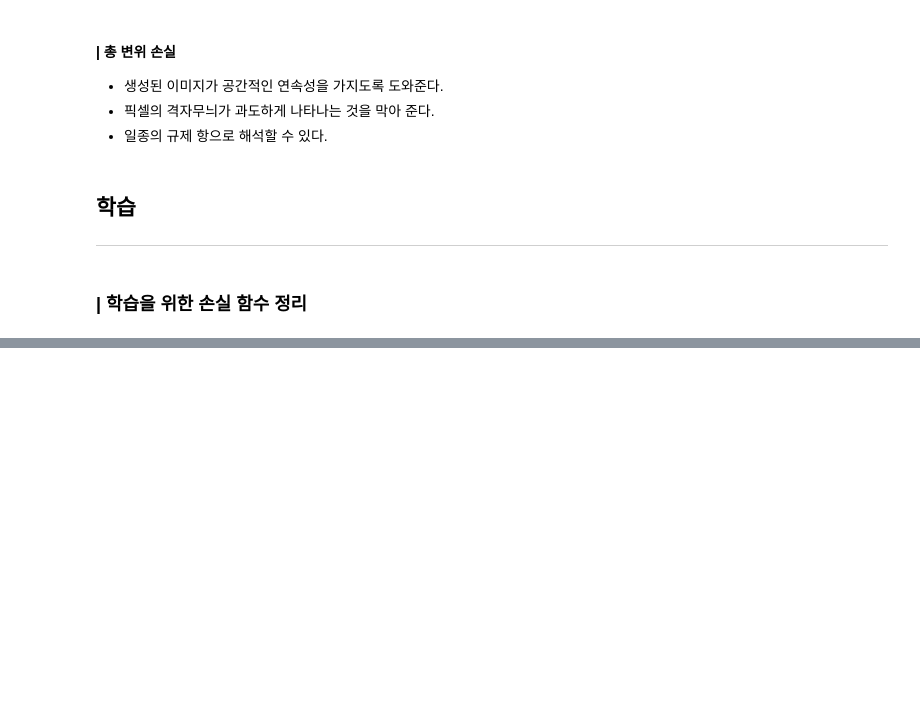
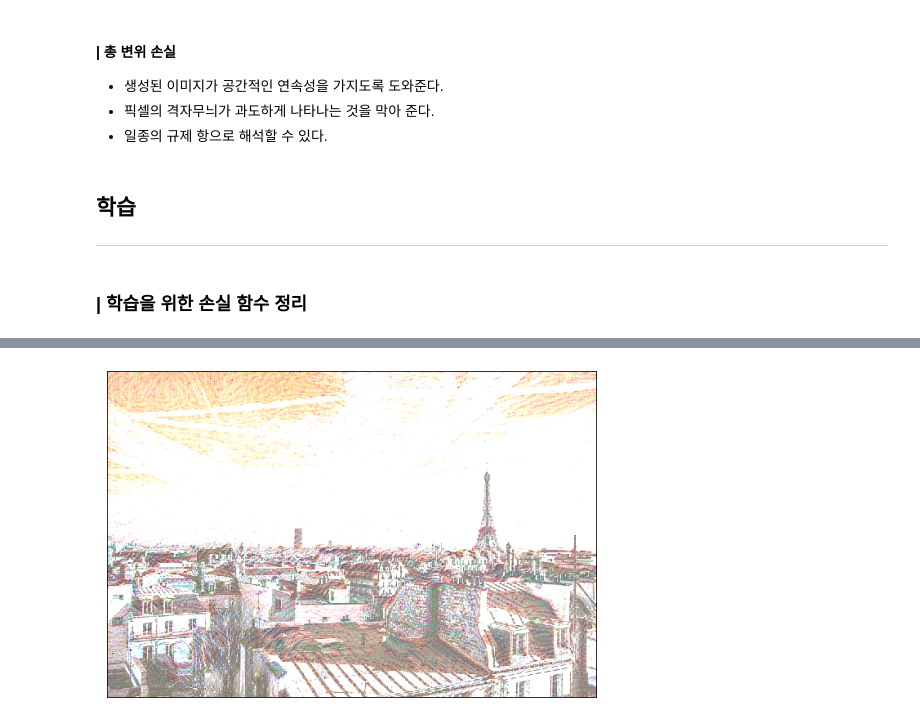
Before and after one commit to TAEWOOYOON/SkillTreePython-DeepLearning, a Jupyter notebook: 04.Paper-with-code/ch04_04_StyleTransfer.ipynb, the cells around one changed output, grey strips where cells are left out. Cells and saved outputs as stored; diff of their text form; code cells hidden in the pictures; blank space fills up the shorter version.

```diff
--- a/04.Paper-with-code/ch04_04_StyleTransfer.ipynb
+++ b/04.Paper-with-code/ch04_04_StyleTransfer.ipynb
@@ -27,7 +27,7 @@ import matplotlib.pyplot as plt
 # %%
 class ImgPreprocess() :
 
-  def __init__(self, combi_shape, base_model) :
+  def __init__(self, combi_shape, base_model=applications.vgg19) :
     self.combi_shape = combi_shape
     self.base_model = base_model
 
@@ -323,0 +324,13 @@ def total_loss(target_tensor, refer_tensor, combi_tensor,
+# %%
+TARGET_SAHPE = (400, 600, 3)
+p = ImgPreprocess(TARGET_SAHPE)
+# 이미지를 준비한다.
+target_path = 'origin01.jpg'
+refer_path = 'style01.jpg'
+target_img = plt.imread(target_path)
+refer_img = plt.imread(refer_path)
+display_imgs(target_img, refer_img)
+# 전처리 (tensor)
+target_tensor= p.path2tensor(target_path)
+refer_tensor= p.path2tensor(refer_path)
+#combi_tensor= tf.Variable(p.path2tensor(target_path))
@@ -323,0 +378,8 @@ def total_loss(target_tensor, refer_tensor, combi_tensor,
+# %%
+result = p.tensor2img(combi_tensor)
+# display_imgs(target_img, refer_img, result)
+plt.figure(figsize = (10,6));plt.xticks([]);plt.yticks([])
+plt.imshow(result)
+plt.savefig('result02.png')
+# %% [output]
+[figure, added]
```
Also changed, not shown: parts of 10 cells of this notebook.
